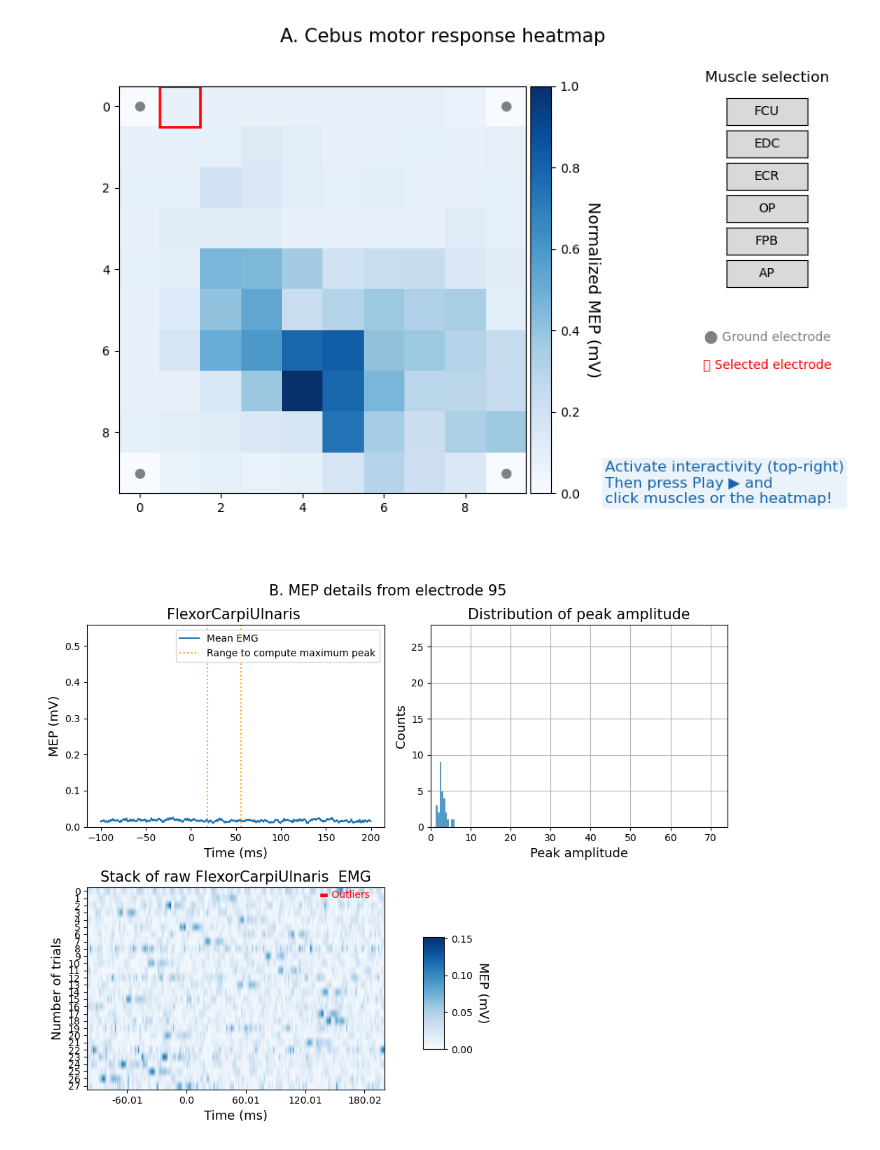
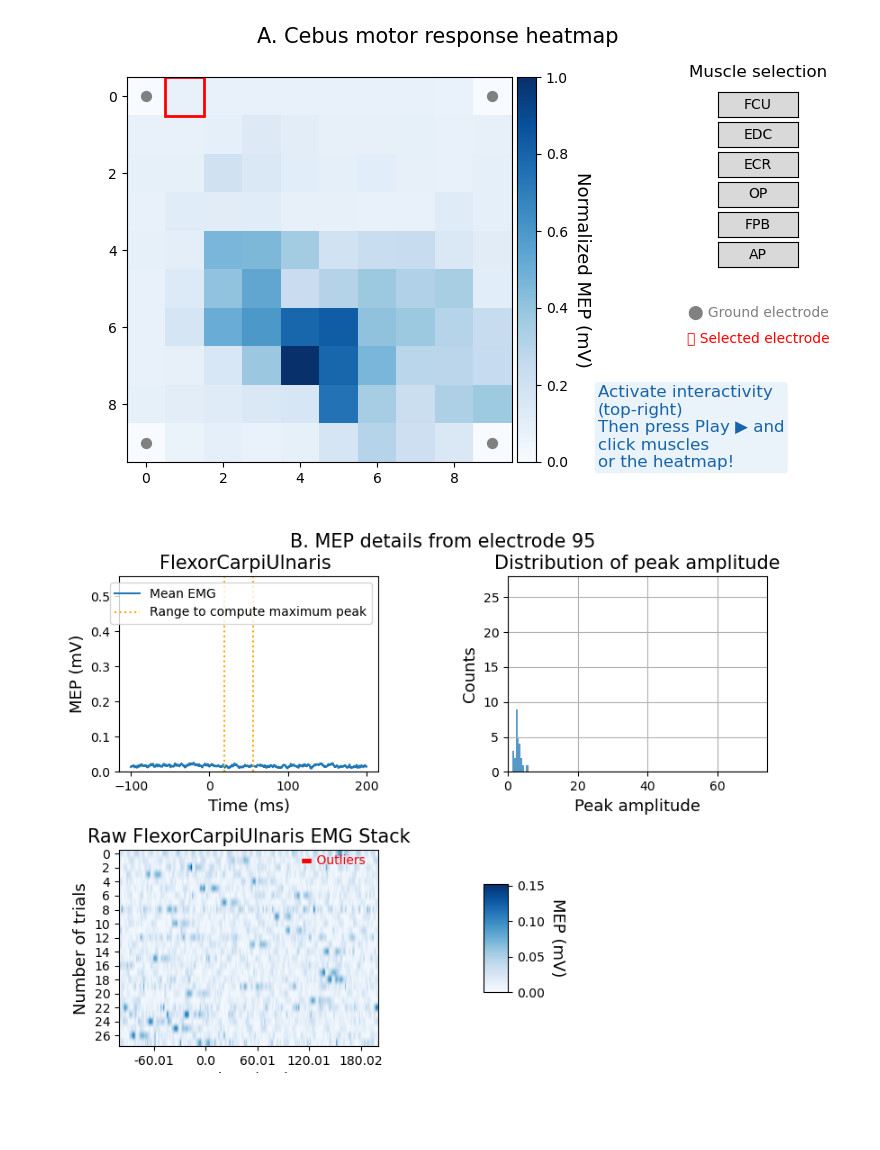
Before and after one commit to roboneurolibre/NeuroMOSAICS, a Jupyter notebook: content/figure_cebus.ipynb, the cells around one changed output. Saved outputs shown, nothing was run; the diff lists cells and outputs as text; code cells hidden in the pictures; blank space fills up the shorter version.

Commit message:
Figures smaller

```diff
--- a/content/figure_cebus.ipynb
+++ b/content/figure_cebus.ipynb
@@ -69,13 +69,13 @@ def update_detailed_figure(iArray, iMuscle, detailed_figure, detailed_axes, d):
     step = time.shape[0]//5
     detailed_axes[2].set_xticks([i for i in range(x_0%step,time.shape[0], step)])
     detailed_axes[2].set_xticklabels([np.round(time[i],2) for i in range(x_0%step,time.shape[0], step)])
-    detailed_axes[2].set_yticks([i for i in range(n_repetitions)])
+    detailed_axes[2].set_yticks([i for i in range(n_repetitions)][::2])
     # plt.axvline(resp_region[0] * 1000, color="orange")
     detailed_axes[2].set_xlabel("Time (ms)", fontsize=fontsize_axes)
     detailed_axes[2].set_ylabel("Number of trials", fontsize=fontsize_axes)
-    detailed_axes[2].set_title(f"Stack of raw {emgs['emgs'][iMuscle]}  EMG", fontsize=fontsize_title)
+    detailed_axes[2].set_title(f"Raw {emgs['emgs'][iMuscle]} EMG Stack", fontsize=fontsize_title)
     detailed_axes[2].text(
-    0.95, 0.95, "▬ Outliers", fontsize=10, color='red',
+    0.95, 0.93, "▬ Outliers", fontsize=10, color='red',
     ha='right', transform=detailed_axes[2].transAxes
     )
     # Plot
@@ -104,8 +104,9 @@ def update_detailed_figure(iArray, iMuscle, detailed_figure, detailed_axes, d):
     detailed_axes[1].grid(True)
 
     detailed_axes[3].axis('off')
-    detailed_figure.suptitle(f'B. MEP details from electrode {iArray}', fontsize=fontsize_title)
-    detailed_figure.tight_layout()
+    detailed_figure.suptitle(f'B. MEP details from electrode {iArray}', fontsize=fontsize_title, y=1)
+    #detailed_figure.tight_layout()
+    detailed_figure.subplots_adjust(left=0.1, right=0.9, top=0.92, bottom=0.05, wspace=0.5, hspace=0.4)
     detailed_figure.canvas.draw()
 
 # Function to update the heatmap based on button click
@@ -175,7 +176,7 @@ current_cbar = None
 
 fig_number = max(plt.get_fignums(), default=0) + 1 #len(plt.get_fignums())+ 1  # Total existing figures + 1
 fig, (ax_heatmap, ax_buttons) = plt.subplots(
-    1, 2, figsize=(9, 6), gridspec_kw={'width_ratios': [4, 1]}, num=f'Main Plot {fig_number}'
+    1, 2, figsize=(8, 5), gridspec_kw={'width_ratios': [4, 1]}, num=f'Main Plot {fig_number}'
 )
 plt.subplots_adjust(left=0.1, right=0.9, wspace=0.4)
 fig.suptitle(f'A. Cebus motor response heatmap', fontsize=fontsize_title)
@@ -216,34 +217,34 @@ ax_buttons.set_yticks([])
 # Create buttons and assign callbacks
 button_positions = [0.8 - i * 0.06 for i in range(n_muscles)]  # Vertical positions of buttons
 button_axes = [plt.axes([0.85, pos, 0.1, 0.05]) for pos in button_positions]
 buttons = [Button(button_axes[i], emgs['emgsabr'][i]) for i in range(n_muscles)]
 # Add a title above the buttons
 plt.text(0.90, 0.88, "Muscle selection", fontsize=12, ha='center', transform=plt.gcf().transFigure)
 plt.text(0.90, 0.40, "⬤ Ground electrode", fontsize=10, color='grey', ha='center', transform=plt.gcf().transFigure)
 plt.text(0.90, 0.35, "🔲 Selected electrode", fontsize=10, color='red', ha='center', transform=plt.gcf().transFigure)
 cmap = plt.get_cmap("Blues")
 deep_blue = cmap(0.8)  # Dark blue for text
 light_blue = cmap(0.1)  # Light blue for background
 plt.text(0.7, 0.1,
-    "Activate interactivity (top-right)\nThen press Play ▶ and\nclick muscles or the heatmap!",
+    "Activate interactivity\n(top-right)\nThen press Play ▶ and\nclick muscles\nor the heatmap!",
     fontsize=12, color=deep_blue, ha='left', fontfamily='DejaVu Sans',
          bbox=dict(boxstyle="round,pad=0.2", edgecolor='none', facecolor=light_blue, alpha=0.7),
          transform=plt.gcf().transFigure )
 
 for i, button in enumerate(buttons):
     button.on_clicked(lambda event, index=i: on_button_click(event, index, fig))
 
 # Connect the heatmap click event
 fig.canvas.mpl_connect('button_press_event', lambda event: on_heatmap_click(event, d1, detailed_figure, detailed_axes, ax_heatmap))
 
 # Create a unique identifier for the detailed figure
 detailed_fig_number = len(plt.get_fignums())  # Total existing figures + 1
 detailed_figure, detailed_axes = plt.subplots(
-    2, 2, figsize=(10, 8), num=f'Detailed View {detailed_fig_number}'
+    2, 2, figsize=(9, 6), num=f'Detailed View {detailed_fig_number}'
 )
 plt.subplots_adjust(wspace=0.5)
 detailed_axes = detailed_axes.flatten()
 update_detailed_figure(array10, 0, detailed_figure, detailed_axes, d1)
 # %% [output]
-[figure, old version]
+[figure, new version]
-[figure, old version]
+[figure, new version]
```
Also changed, not shown: 2 other files.
